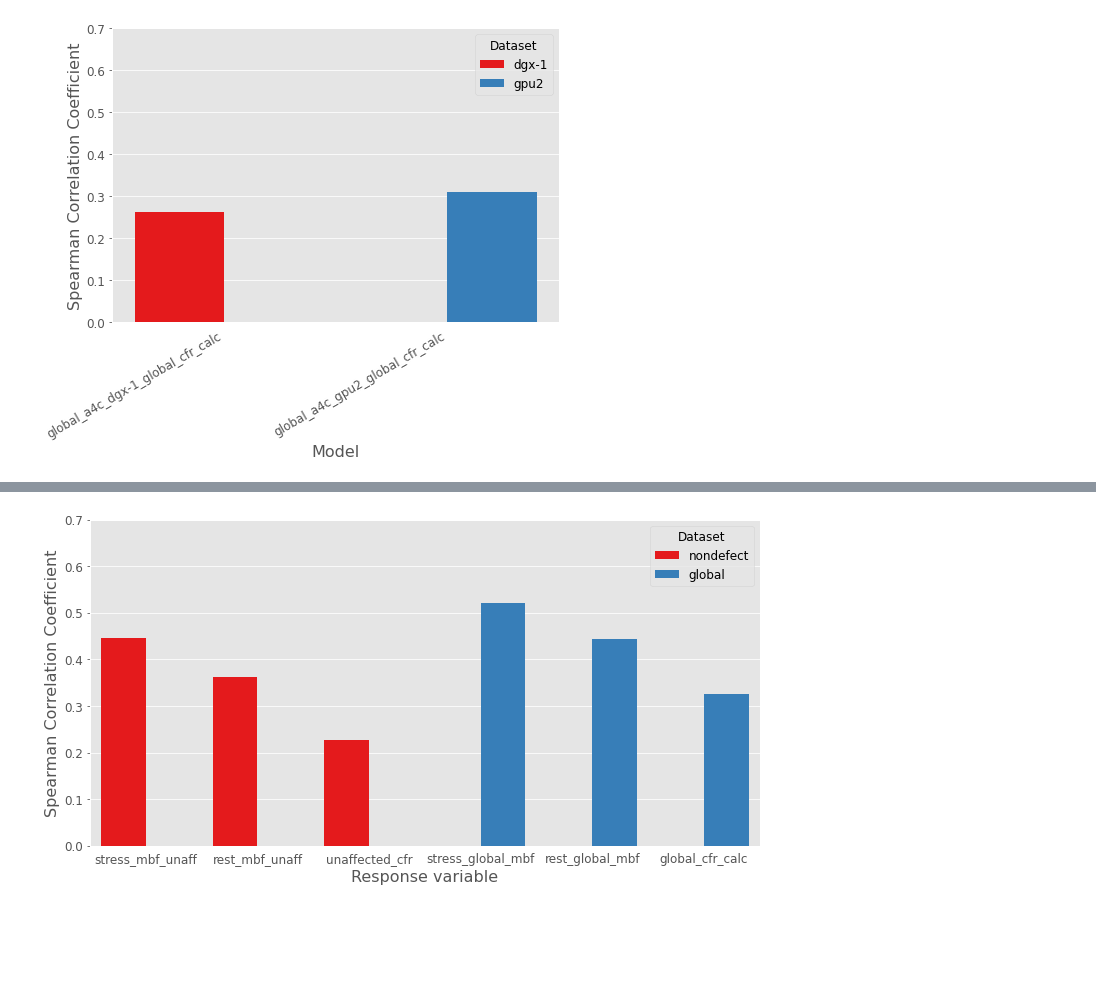
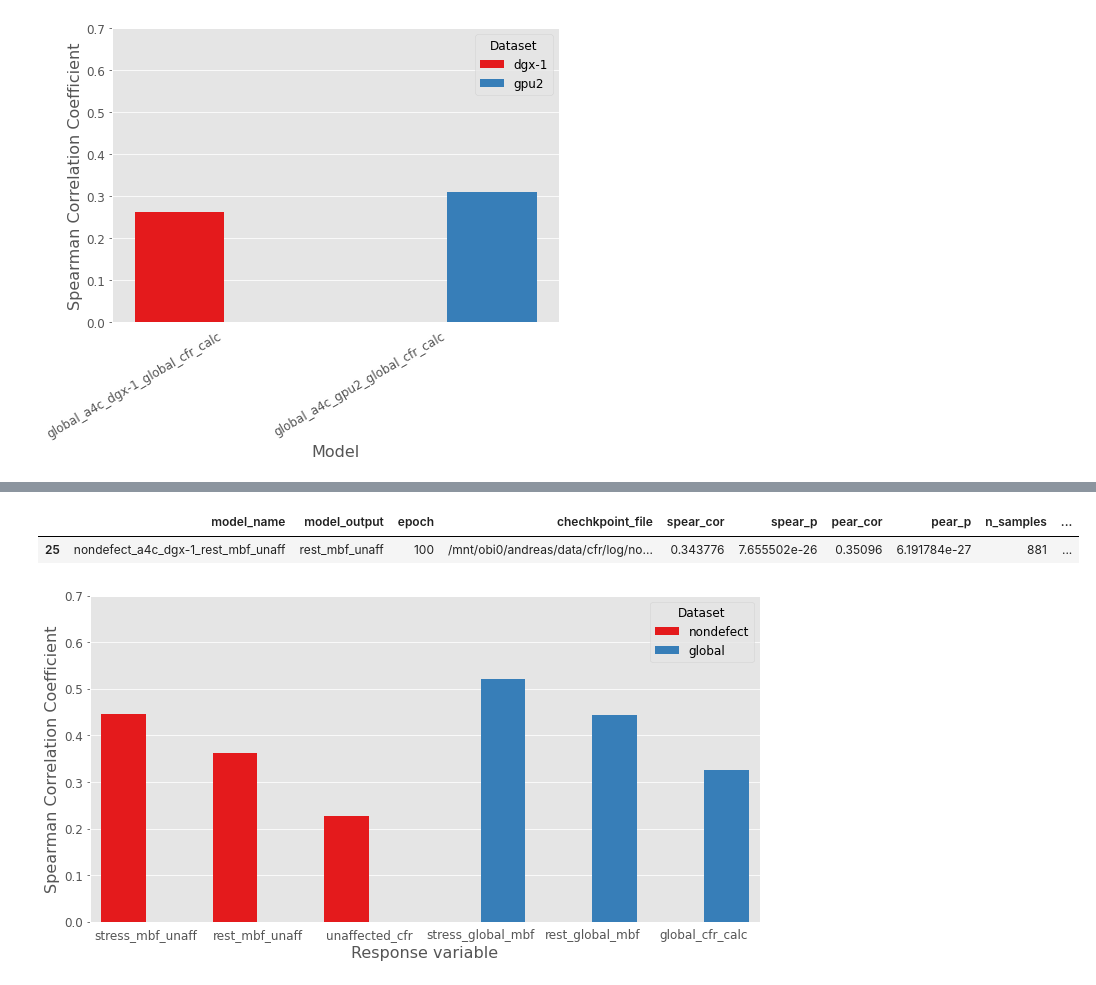
Before and after one commit to awerdich/werdich-cfr, a Jupyter notebook: notebooks/visualize_cfr_predictions.ipynb, the cells around one changed output, grey strips where cells are left out. Cells and saved outputs as stored; diff of their text form; code cells hidden in the pictures; blank space fills up the shorter version.

```diff
--- a/notebooks/visualize_cfr_predictions.ipynb
+++ b/notebooks/visualize_cfr_predictions.ipynb
@@ -132,3 +166,8 @@ df_corx.to_parquet(os.path.join(pred_dir, best_models_filename))
+# %%
+df_cor_rest_mbf_unaff
+# %% [output]
+|  | model_name | model_output | epoch | chechkpoint_file | spear_cor | spear_p | pear_cor | pear_p | n_samples | ... |
+| 25 | nondefect_a4c_dgx-1_rest_mbf_unaff | rest_mbf_unaff | 100 | /mnt/obi0/andreas/data/cfr/log/no... | 0.343776 | 7.655502e-26 | 0.35096 | 6.191784e-27 | 881 | ... |
 # %%
 fig, ax = plt.subplots(figsize=(12,6))
 sns.barplot(x = 'model_output', y = 'spear_cor', data=df_corx, ax=ax,
```
Also changed, not shown: parts of 6 cells of this notebook, 1 other file.
